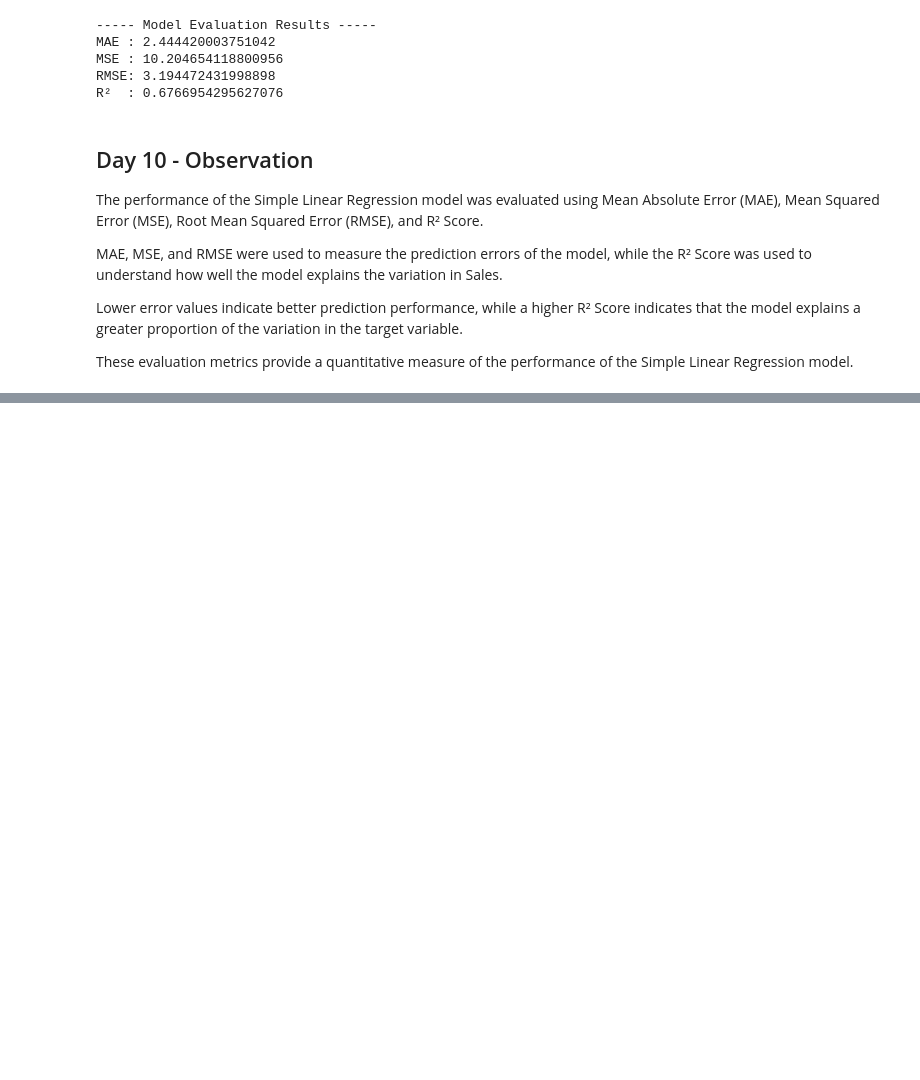
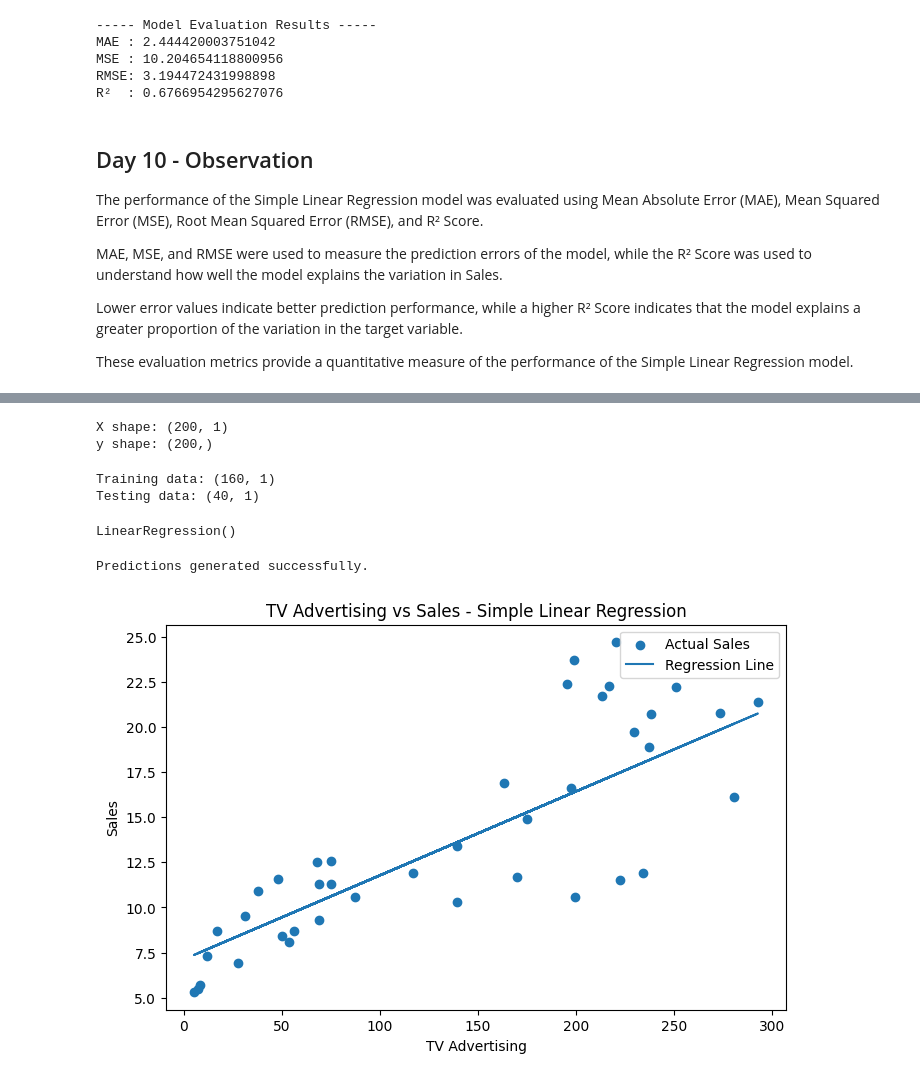
Before and after one commit to shreeshreeya69-crypto/simple-linear-regression-ybi, a Jupyter notebook: Simple_Linear_Regression_YBI.ipynb, the cells around one changed output, grey strips where cells are left out. Cells and saved outputs as stored; diff of their text form; code cells hidden in the pictures; blank space fills up the shorter version.

Commit message:
Day 11 - Regression Line and Data Visualization

```diff
--- a/Simple_Linear_Regression_YBI.ipynb
+++ b/Simple_Linear_Regression_YBI.ipynb
@@ -985,0 +1005,54 @@ These evaluation metrics provide a quantitative measure of the performance of th
+# %%
+X = df[['TV']]
+y = df['sales']
+
+print("X shape:", X.shape)
+print("y shape:", y.shape)
+# %% [output]
+X shape: (200, 1)
+y shape: (200,)
+# %%
+from sklearn.model_selection import train_test_split
+
+X_train, X_test, y_train, y_test = train_test_split(
+    X,
+    y,
+    test_size=0.2,
+    random_state=42
+)
+
+print("Training data:", X_train.shape)
+print("Testing data:", X_test.shape)
+# %% [output]
+Training data: (160, 1)
+Testing data: (40, 1)
+# %%
+from sklearn.linear_model import LinearRegression
+
+model = LinearRegression()
+
+model.fit(X_train, y_train)
+# %% [output]
+LinearRegression()
+# %%
+y_pred = model.predict(X_test)
+
+print("Predictions generated successfully.")
+# %% [output]
+Predictions generated successfully.
+# %%
+import matplotlib.pyplot as plt
+
+plt.figure(figsize=(8, 5))
+
+plt.scatter(X_test, y_test, label="Actual Sales")
+plt.plot(X_test, y_pred, label="Regression Line")
+
+plt.xlabel("TV Advertising")
+plt.ylabel("Sales")
+plt.title("TV Advertising vs Sales - Simple Linear Regression")
+
+plt.legend()
+plt.show()
+# %% [output]
+[figure, added]
```
Also changed, not shown: parts of 6 cells of this notebook.
